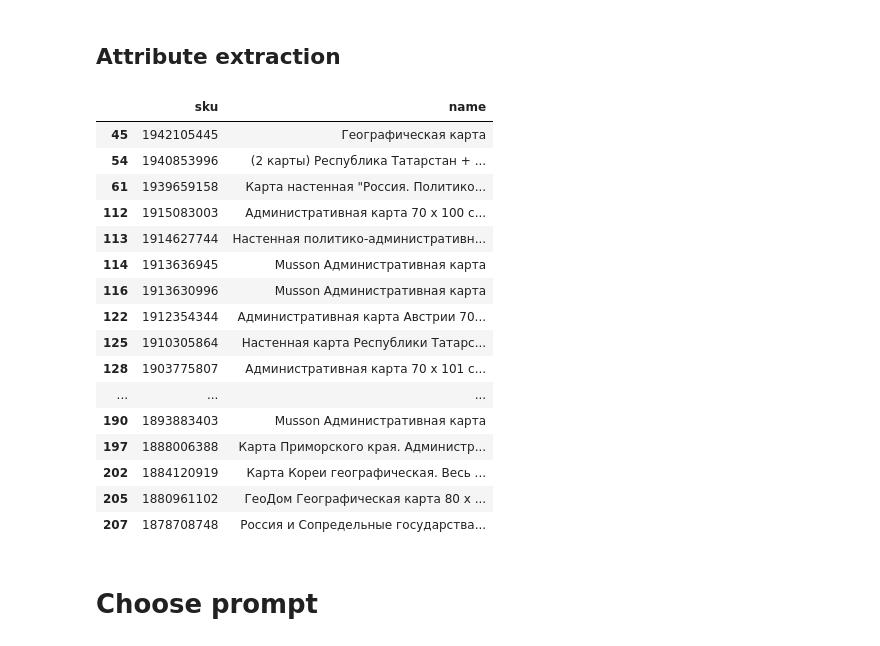
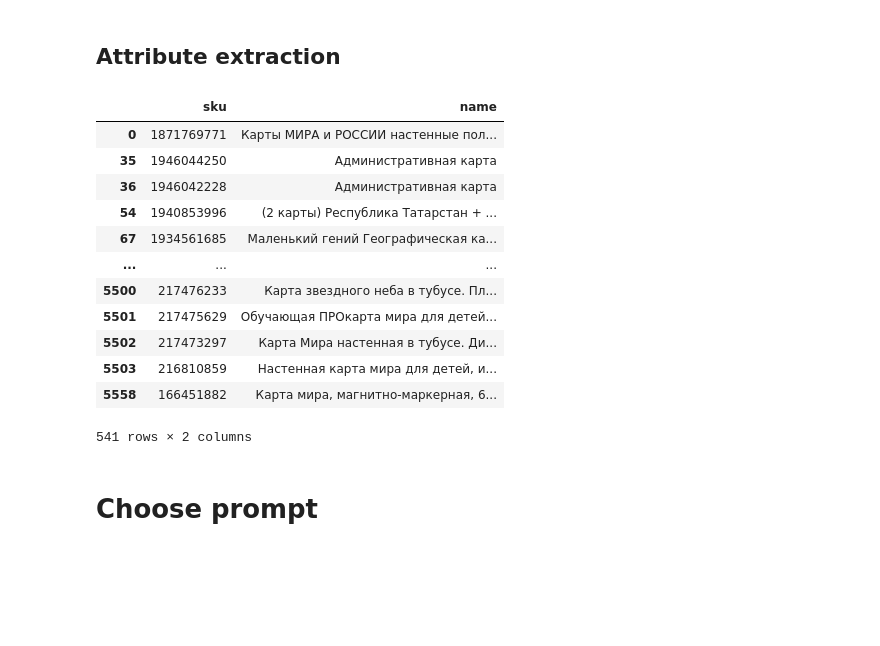
Before and after one commit to tony-pitchblack/marketplace_analytics, a Jupyter notebook: cross-encoder/make-hf-dataset_OZ-geo_part-0_LLM-labeling_two-staged.ipynb, the cells around one changed output. Saved outputs shown, nothing was run; the diff lists cells and outputs as text; code cells hidden in the pictures; blank space fills up the shorter version.

```diff
--- a/cross-encoder/make-hf-dataset_OZ-geo_part-0_LLM-labeling_two-staged.ipynb
+++ b/cross-encoder/make-hf-dataset_OZ-geo_part-0_LLM-labeling_two-staged.ipynb
@@ -12,8 +12,11 @@ from pathlib import Path
 
 DATA_PATH = '../competitors-xgb/data'
 file_path = (
-    Path(DATA_PATH) / 'tables_OZ_geo_5500' /
-    'processed' / 'OZ_geo_5500.csv'
+    Path(DATA_PATH) /
+    'tables_OZ_geo_5500' /
+    'processed' /
+    # 'OZ_geo_5500.csv'
+    'OZ_geo_5500_manual-edit.csv' # fix crawler errors for descriptions of sku 1710867998, 1710805919, 1677372247, 1676246401, 1671095638, 1664393253, 1641860393
 )
 full_df = pd.read_csv(file_path) \
     .drop(columns='sales.1') # TODO: not include this column when creating the dataframe in make_OZ_geo_5500
@@ -11995,53 +12020,49 @@ add_prompt(
     # - 9: край {{"Алтайский край", Забайкальский край"}}
 
 # pattern = 'округ'
 # pattern = 'область'
 # pattern = 'республика'
 # pattern = "америка"
-pattern = 'полушария'
+# pattern = 'полушария'
 
 pattern = 'комплект'
-pattern = 'штук'
+# pattern = 'штук'
 # pattern = 'двусторонняя'
 
-pattern = 'административная'
+# pattern = 'административная'
 
 ############################################
 
 exclude_pattern = r'\?\?\?'
 # exclude_pattern = r'отпечатана'
 
 ############################################
 
 pd.set_option('display.max_colwidth', None)
 full_df[
     full_df.name_and_description.str.contains(pattern, case=False, na=False)
     & ~full_df.name_and_description.str.contains(exclude_pattern, case=False, na=False)
 ][
     [
         'sku',
         'name',
         # 'description'
     ]
-].iloc[25:50]
+]
 # %% [output]
 |  | sku | name |
-| 45 | 1942105445 | Географическая карта |
+| 0 | 1871769771 | Карты МИРА и РОССИИ настенные пол... |
+| 35 | 1946044250 | Административная карта |
+| 36 | 1946042228 | Административная карта |
 | 54 | 1940853996 | (2 карты) Республика Татарстан + ... |
-| 61 | 1939659158 | Карта настенная "Россия. Политико... |
-| 112 | 1915083003 | Административная карта 70 x 100 с... |
-| 113 | 1914627744 | Настенная политико-административн... |
-| 114 | 1913636945 | Musson Административная карта |
-| 116 | 1913630996 | Musson Административная карта |
-| 122 | 1912354344 | Административная карта Австрии 70... |
-| 125 | 1910305864 | Настенная карта Республики Татарс... |
-| 128 | 1903775807 | Административная карта 70 x 101 с... |
+| 67 | 1934561685 | Маленький гений Географическая ка... |
 | ... | ... | ... |
-| 190 | 1893883403 | Musson Административная карта |
-| 197 | 1888006388 | Карта Приморского края. Администр... |
-| 202 | 1884120919 | Карта Кореи географическая. Весь ... |
-| 205 | 1880961102 | ГеоДом Географическая карта 80 x ... |
-| 207 | 1878708748 | Россия и Сопредельные государства... |
+| 5500 | 217476233 | Карта звездного неба в тубусе. Пл... |
+| 5501 | 217475629 | Обучающая ПРОкарта мира для детей... |
+| 5502 | 217473297 | Карта Мира настенная в тубусе. Ди... |
+| 5503 | 216810859 | Настенная карта мира для детей, и... |
+| 5558 | 166451882 | Карта мира, магнитно-маркерная, 6... |
+541 rows × 2 columns
 # %% [markdown]
 # Choose prompt
 # %%
```
Also changed, not shown: parts of 55 cells of this notebook.
